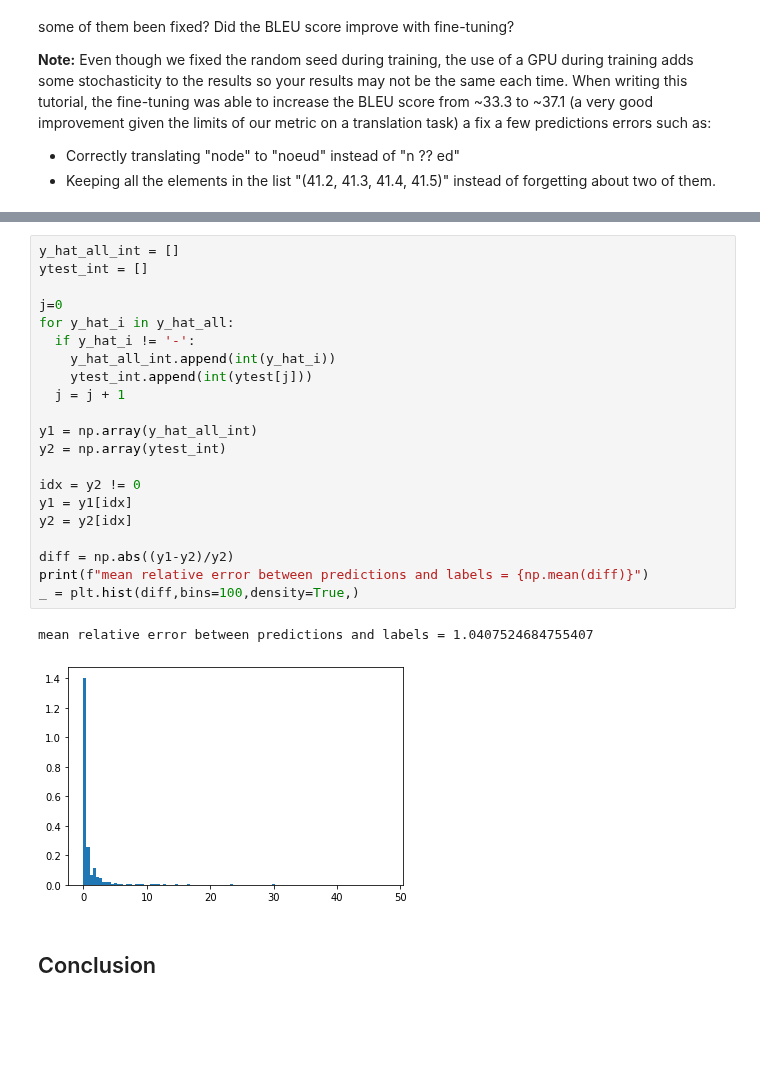
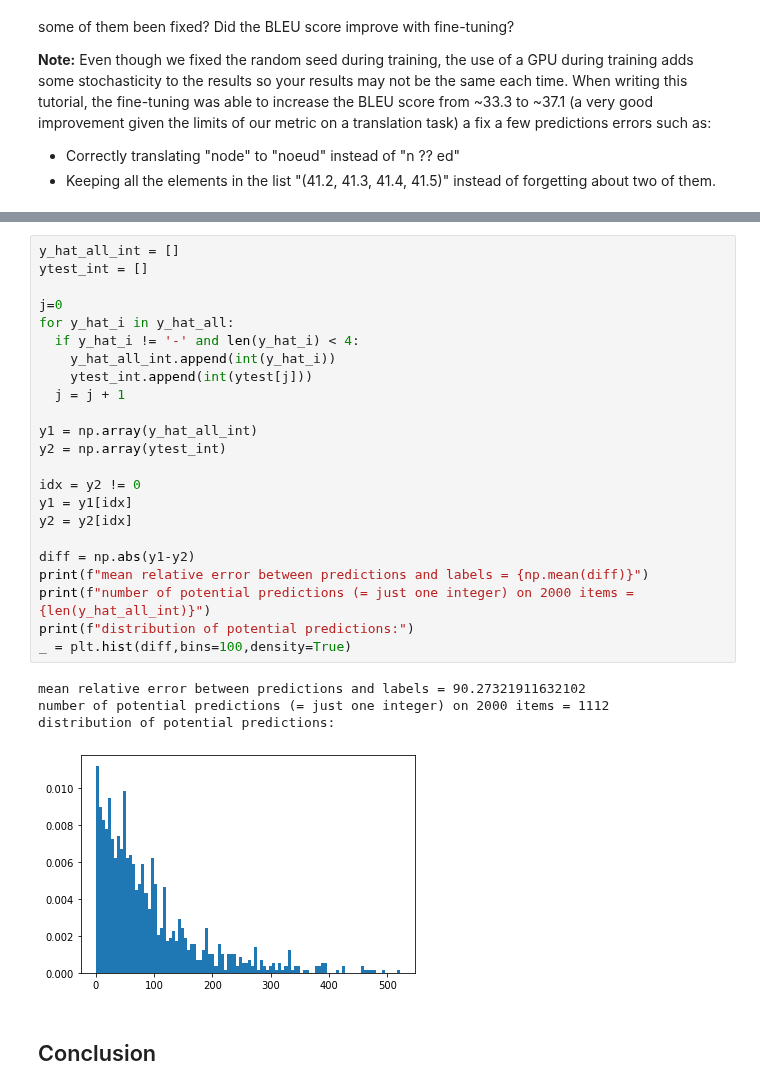
Before and after one commit to delemarchand2020/IVADO_MILA_DL, a Jupyter notebook: week4_RNN_Seq_NLP_denis_lemarchand.ipynb, the cells around one changed output, grey strips where cells are left out. Saved outputs shown, nothing was run; the diff lists cells and outputs as text; blank space fills up the shorter version.

```diff
--- a/week4_RNN_Seq_NLP_denis_lemarchand.ipynb
+++ b/week4_RNN_Seq_NLP_denis_lemarchand.ipynb
@@ -1595,27 +1601,31 @@ Test score : 0.0
 # %%
 y_hat_all_int = []
 ytest_int = []
 
 j=0
 for y_hat_i in y_hat_all:
-  if y_hat_i != '-':
+  if y_hat_i != '-' and len(y_hat_i) < 4:
     y_hat_all_int.append(int(y_hat_i))
     ytest_int.append(int(ytest[j]))
   j = j + 1
 
 y1 = np.array(y_hat_all_int)
 y2 = np.array(ytest_int)
 
 idx = y2 != 0
 y1 = y1[idx]
 y2 = y2[idx]
 
-diff = np.abs((y1-y2)/y2)
+diff = np.abs(y1-y2)
 print(f"mean relative error between predictions and labels = {np.mean(diff)}")
-_ = plt.hist(diff,bins=100,density=True,)
+print(f"number of potential predictions (= just one integer) on 2000 items = {len(y_hat_all_int)}")
+print(f"distribution of potential predictions:")
+_ = plt.hist(diff,bins=100,density=True)
 # %% [output]
-mean relative error between predictions and labels = 1.0407524684755407
+mean relative error between predictions and labels = 90.27321911632102
+number of potential predictions (= just one integer) on 2000 items = 1112
+distribution of potential predictions:
-[figure, old version]
+[figure, new version]
 # %% [markdown]
 ## Conclusion
 # %% [markdown]
```
Also changed, not shown: parts of 5 cells of this notebook.
